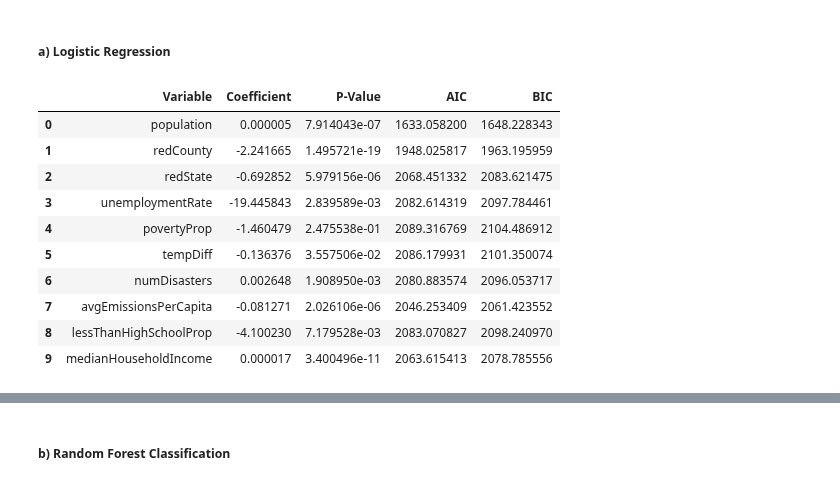
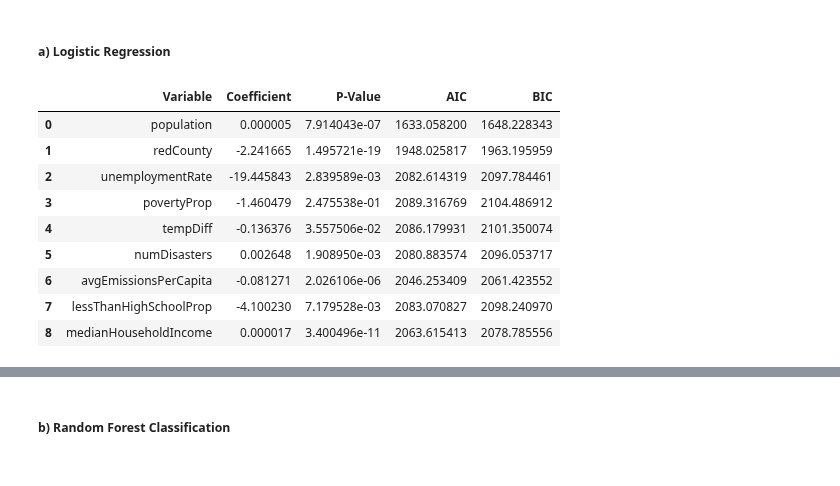
Before and after one commit to paulroconnor/UNFCCC-Econometric-Analysis, a Jupyter notebook: EconometricAnalysis.ipynb, the cells around one changed output, grey strips where cells are left out. Saved outputs shown, nothing was run; the diff lists cells and outputs as text; code cells hidden in the pictures.

```diff
--- a/EconometricAnalysis.ipynb
+++ b/EconometricAnalysis.ipynb
@@ -19,6 +19,8 @@ def BooltoZeroOne(df):
 # %%
 BooltoZeroOne(df_all)
 BooltoZeroOne(df_unfccc)
+# %%
+independent_variables = ['population','redCounty','unemploymentRate','povertyProp','tempDiff','numDisasters','avgEmissionsPerCapita','lessThanHighSchoolProp','medianHouseholdIncome'] # 'redState' remove to deal with multicolinearity issues
 # %% [markdown]
 ### 2. Define Model Fitting Functions
 # %%
@@ -26,6 +28,7 @@ def FitLogistic(df, y_var, X_vars, format = 'return', constant = True):
     df = df.dropna()
 
     X = df[X_vars]
+
     if constant:
         X = sm.add_constant(X)
 
@@ -42,7 +45,7 @@ def FitLogistic(df, y_var, X_vars, format = 'return', constant = True):
     elif format == 'csv':
         print(model.summary())
         summary = pd.read_html(model.summary().tables[1].as_html(), header = 0, index_col = 0)[0]
-        summary.to_csv(f'Results/Logistic_{y_var}_FullModel.csv', index = False)
+        summary.to_csv(f'Results/LR_{y_var}_FM.csv')
 # %%
 def FitRandomForest(df, y_var, X_vars, format = 'importance'):
     df = df.dropna()
@@ -109,22 +113,21 @@ def ForwardSelection(df, y_var, vars_to_check, format = 'return'):
 # %%
 # All variables on their own versus UNFCCC
 df = pd.DataFrame(columns = ['Variable','Coefficient','P-Value','AIC','BIC'])
-vars = ['population','redCounty','redState','unemploymentRate','povertyProp','tempDiff','numDisasters','avgEmissionsPerCapita','lessThanHighSchoolProp','medianHouseholdIncome']
-for i in range(len(vars)):
-    lr = FitLogistic(df_all, y_var = 'UNFCCC', X_vars = [vars[i]], format = 'model')
-    df = pd.concat([df, pd.DataFrame([[vars[i], lr.params.iloc[1], lr.pvalues.iloc[1], lr.aic, lr.bic]], columns =  ['Variable','Coefficient','P-Value','AIC','BIC']).dropna(axis = 1)], ignore_index=True)
+
+for i in range(len(independent_variables)):
+    lr = FitLogistic(df_all, y_var = 'UNFCCC', X_vars = [independent_variables[i]], format = 'model')
+    df = pd.concat([df, pd.DataFrame([[independent_variables[i], lr.params.iloc[1], lr.pvalues.iloc[1], lr.aic, lr.bic]], columns =  ['Variable','Coefficient','P-Value','AIC','BIC']).dropna(axis = 1)], ignore_index=True)
 df
 # %% [output]
 |  | Variable | Coefficient | P-Value | AIC | BIC |
 | 0 | population | 0.000005 | 7.914043e-07 | 1633.058200 | 1648.228343 |
 | 1 | redCounty | -2.241665 | 1.495721e-19 | 1948.025817 | 1963.195959 |
-| 2 | redState | -0.692852 | 5.979156e-06 | 2068.451332 | 2083.621475 |
-| 3 | unemploymentRate | -19.445843 | 2.839589e-03 | 2082.614319 | 2097.784461 |
-| 4 | povertyProp | -1.460479 | 2.475538e-01 | 2089.316769 | 2104.486912 |
-| 5 | tempDiff | -0.136376 | 3.557506e-02 | 2086.179931 | 2101.350074 |
-| 6 | numDisasters | 0.002648 | 1.908950e-03 | 2080.883574 | 2096.053717 |
-| 7 | avgEmissionsPerCapita | -0.081271 | 2.026106e-06 | 2046.253409 | 2061.423552 |
-| 8 | lessThanHighSchoolProp | -4.100230 | 7.179528e-03 | 2083.070827 | 2098.240970 |
-| 9 | medianHouseholdIncome | 0.000017 | 3.400496e-11 | 2063.615413 | 2078.785556 |
+| 2 | unemploymentRate | -19.445843 | 2.839589e-03 | 2082.614319 | 2097.784461 |
+| 3 | povertyProp | -1.460479 | 2.475538e-01 | 2089.316769 | 2104.486912 |
+| 4 | tempDiff | -0.136376 | 3.557506e-02 | 2086.179931 | 2101.350074 |
+| 5 | numDisasters | 0.002648 | 1.908950e-03 | 2080.883574 | 2096.053717 |
+| 6 | avgEmissionsPerCapita | -0.081271 | 2.026106e-06 | 2046.253409 | 2061.423552 |
+| 7 | lessThanHighSchoolProp | -4.100230 | 7.179528e-03 | 2083.070827 | 2098.240970 |
+| 8 | medianHouseholdIncome | 0.000017 | 3.400496e-11 | 2063.615413 | 2078.785556 |
 # %%
 # All variables versus UNFCCC
```
Also changed, not shown: parts of 48 cells of this notebook.
